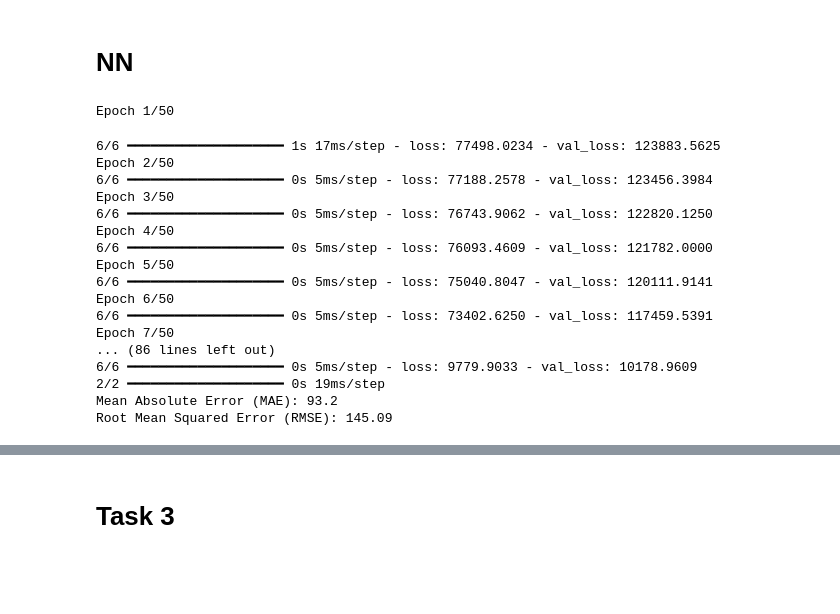
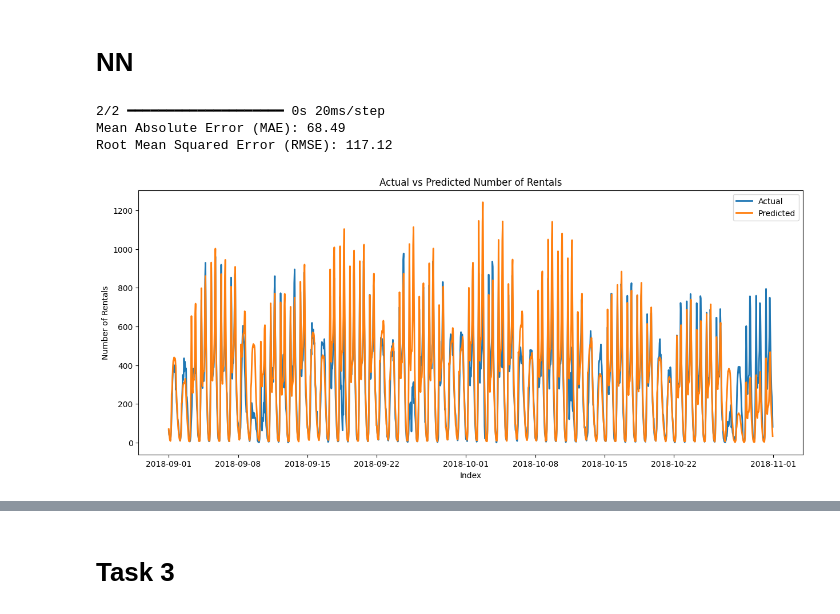
Before and after one commit to GermanButtiero/mobility, a Jupyter notebook: src/prediction.ipynb, the cells around one changed output, grey strips where cells are left out. Saved outputs shown, nothing was run; the diff lists cells and outputs as text; code cells hidden in the pictures; blank space fills up the shorter version.

```diff
--- a/src/prediction.ipynb
+++ b/src/prediction.ipynb
@@ -634,9 +601,15 @@ def get_dataset(hourly_cluster,n_lags, forecast_horizon, target):
     lags_df = pd.DataFrame(lags, index=df.index)
     df = pd.concat([df, lags_df], axis=1)
 
-    exog_features = ['day_of_week','hour_of_day','feelslike', 'precip', 'visibility']
+    exog_features = ['day_of_week','hour_of_day', 'precip', 'visibility']
     df[exog_features] = weather_cleaned.set_index('datetime')[exog_features].loc[df.index]
+    df['hour_sin'] = np.sin(2 * np.pi * df['hour_of_day'] / 24)
+    df['hour_cos'] = np.cos(2 * np.pi * df['hour_of_day'] / 24)
+    df['dow_sin'] = np.sin(2 * np.pi * df['day_of_week'] / 7)
+    df['dow_cos'] = np.cos(2 * np.pi * df['day_of_week'] / 7)
 
+    df = df.drop(['day_of_week','hour_of_day'], axis=1)
+    exog_features = ['precip', 'visibility','hour_sin', 'hour_cos', 'dow_sin', 'dow_cos']
     # --- Create multi-step target ---
     for step in range(1, forecast_horizon + 1):
         df[f'target_+{step}'] = df[target].shift(-step)
@@ -677,7 +650,7 @@ def split_datesets(df, END_TRAINING_DATE, END_VALIDATION_DATE, target, exog_feat
 
     return X_train, y_train, X_val, y_val, X_train_final, y_train_final, X_test, y_test
 
-exog_features = ['day_of_week','hour_of_day','feelslike', 'precip', 'visibility']
+exog_features = ['precip', 'visibility','hour_sin', 'hour_cos', 'dow_sin', 'dow_cos']
 
 X_p_train, y_p_train, X_p_val, y_p_val, X_p_train_final, y_p_train_final, X_p_test, y_p_test = split_datesets(df_pickup, END_TRAINING_DATE, END_VALIDATION_DATE,PICKUP_TARGET_COL,exog_features,forecast_horizon)
 
@@ -714,14 +687,14 @@ def create_nn_and_train(X_train_scaled, y_train):
     history = model.fit(
         X_train_scaled, y_train,
         validation_split=0.2,
-        epochs=50,
-        batch_size=32,
+        epochs=100,
+        batch_size=24,
         callbacks=[early_stop],
-        verbose=1
+        verbose=0
     )
     return model
 
-def predict_nn(model, X_val_scaled, y_val):
+def predict_nn(model, X_val_scaled, y_val, val_start, val_end):
     y_pred = model.predict(X_val_scaled)
     y_pred = np.clip(y_pred, 0, None)
 
@@ -731,4 +704,11 @@ def predict_nn(model, X_val_scaled, y_val):
 
     # Metrics
     mae, rmse = print_metrics(y_val_flat, y_pred_flat)
+
+    hourly_index = pd.date_range(start=val_start, end=val_end, freq='h')
+
+    df_hourly_val = pd.DataFrame(index=hourly_index)
+    df_hourly_val["y_pred"] = y_pred_flat
+    df_hourly_val["y_true"] = y_val_flat
+    plot_predictions_vs_true(df_hourly_val["y_pred"], df_hourly_val["y_true"])
     return y_val_flat, y_pred_flat, mae, rmse
@@ -735,22 +718,10 @@ def predict_nn(model, X_val_scaled, y_val):
 # %%
 p_train_model = create_nn_and_train(X_pickup_train_scaled, y_p_train)
-y_val_flat, y_pred_flat, mae_p_train, rmse_p_train = predict_nn(p_train_model, X_pickup_val_scaled, y_p_val)
+y_val_flat, y_pred_flat, mae_p_train, rmse_p_train = predict_nn(p_train_model, X_pickup_val_scaled, y_p_val, val_start, val_end)
+
+performance_pickup["model_nn"] = {"val_mae": np.round(np.mean(mae_p_train),2), "val_rmse": np.round(np.mean(rmse_p_train),2)}
 # %% [output]
-Epoch 1/50
+2/2 ━━━━━━━━━━━━━━━━━━━━ 0s 20ms/step
+Mean Absolute Error (MAE): 68.49
+Root Mean Squared Error (RMSE): 117.12
-6/6 ━━━━━━━━━━━━━━━━━━━━ 1s 17ms/step - loss: 77498.0234 - val_loss: 123883.5625
-Epoch 2/50
-6/6 ━━━━━━━━━━━━━━━━━━━━ 0s 5ms/step - loss: 77188.2578 - val_loss: 123456.3984
-Epoch 3/50
-6/6 ━━━━━━━━━━━━━━━━━━━━ 0s 5ms/step - loss: 76743.9062 - val_loss: 122820.1250
-Epoch 4/50
-6/6 ━━━━━━━━━━━━━━━━━━━━ 0s 5ms/step - loss: 76093.4609 - val_loss: 121782.0000
-Epoch 5/50
-6/6 ━━━━━━━━━━━━━━━━━━━━ 0s 5ms/step - loss: 75040.8047 - val_loss: 120111.9141
-Epoch 6/50
-6/6 ━━━━━━━━━━━━━━━━━━━━ 0s 5ms/step - loss: 73402.6250 - val_loss: 117459.5391
-Epoch 7/50
-... (86 lines left out)
-6/6 ━━━━━━━━━━━━━━━━━━━━ 0s 5ms/step - loss: 9779.9033 - val_loss: 10178.9609
-2/2 ━━━━━━━━━━━━━━━━━━━━ 0s 19ms/step
-Mean Absolute Error (MAE): 93.2
-Root Mean Squared Error (RMSE): 145.09
+[figure, added]
```
Also changed, not shown: parts of 41 cells of this notebook.
